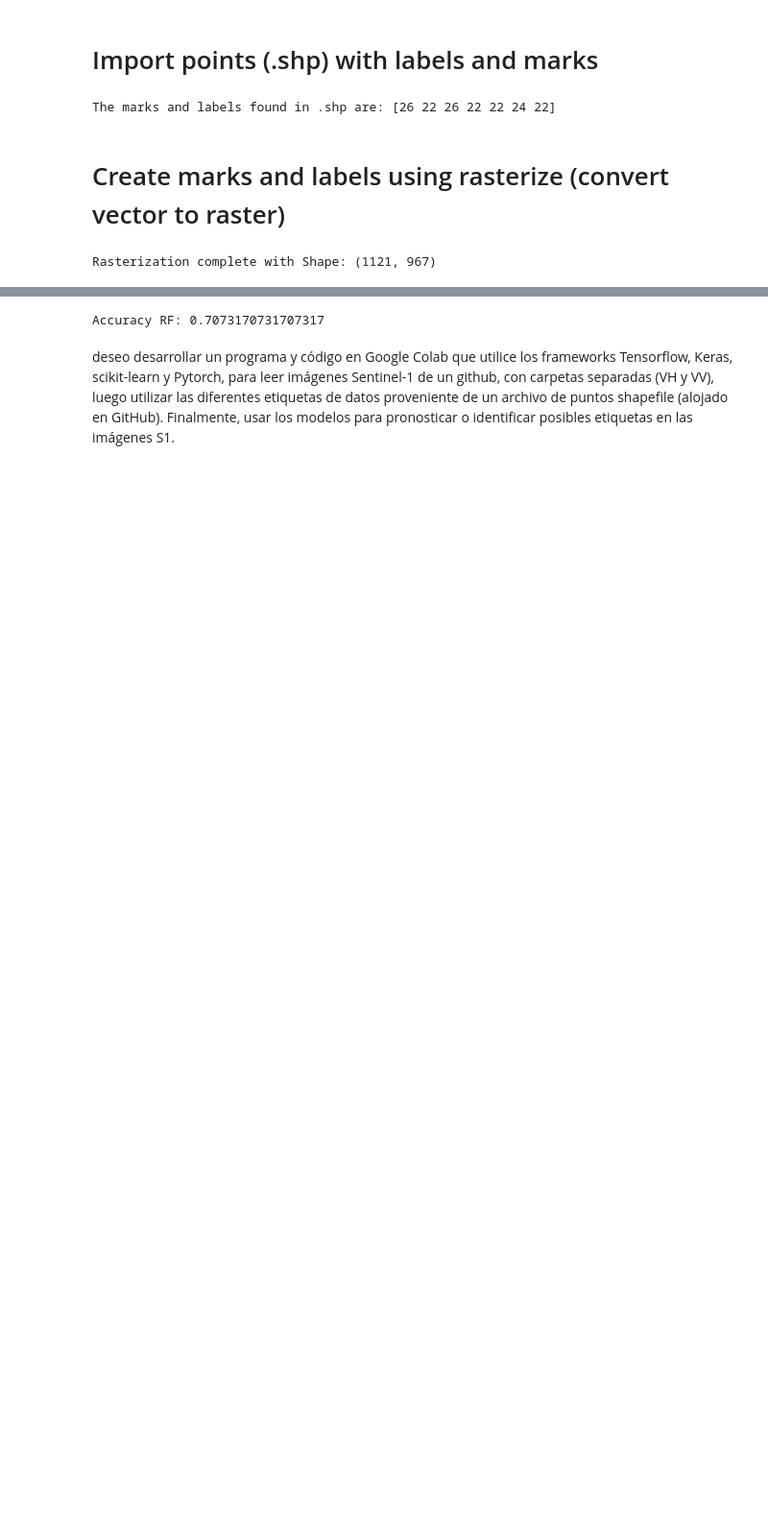
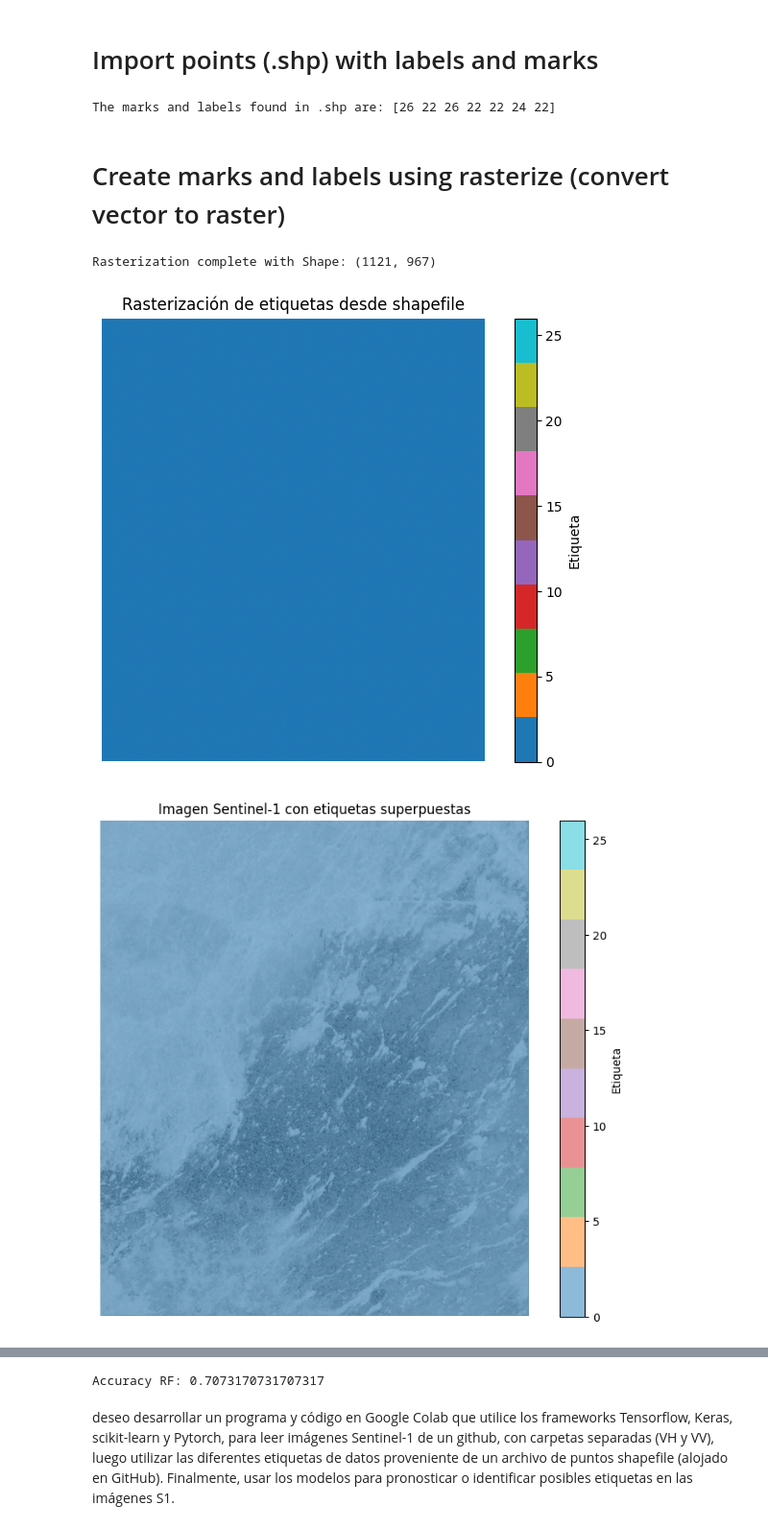
Before and after one commit to CarlosMendez1997Sei/WETSAT_v2, a Jupyter notebook: 2_Modelling_WETSAT_Google_Colab/Wetsat_Geoprocessing.ipynb, the cells around one changed output, grey strips where cells are left out. Shown at 96% size. Drawn from its saved outputs; the diff is of its cells as text; code cells hidden in the pictures; blank space fills up the shorter version.

```diff
--- a/2_Modelling_WETSAT_Google_Colab/Wetsat_Geoprocessing.ipynb
+++ b/2_Modelling_WETSAT_Google_Colab/Wetsat_Geoprocessing.ipynb
@@ -107,24 +118,56 @@ The marks and labels found in .shp are: [26 22 26 22 22 24 22]
 # %%
 # Verification of System Reference Coordinates (.SRC) between VH-VV
 with rasterio.open(os.path.join(vh_path, os.listdir(vh_path)[0])) as src:
     transform = src.transform
     raster_crs = src.crs
 
 # Verify the .SRC with of rasters with the .shp named "gdf"
 gdf = gdf.to_crs(raster_crs)
 
 # Create a list between geometry and labels
 shapes = [(geom, label) for geom, label in zip(gdf.geometry, gdf["gridcode"])]
 
 # Rasterize the labels
 raster_labels = rasterize(
     shapes,
     out_shape=(X.shape[1], X.shape[2]),  # height and width
     transform=transform,
     fill=0,
     dtype="int32"
 )
 
 print("Rasterization complete with Shape:", raster_labels.shape)
+
+import matplotlib.pyplot as plt
+
+plt.figure(figsize=(8, 6))
+plt.imshow(raster_labels, cmap='tab10')  # Puedes cambiar el colormap según tus etiquetas
+plt.title("Rasterización de etiquetas desde shapefile")
+plt.colorbar(label="Etiqueta")
+plt.axis('off')
+plt.show()
+
+
+import matplotlib.pyplot as plt
+
+# Seleccionar una imagen Sentinel-1 (por ejemplo, la primera VH)
+base_image = vh_images[0]
+
+plt.figure(figsize=(10, 8))
+
+# Mostrar imagen base en escala de grises
+plt.imshow(base_image, cmap='gray')
+plt.title("Imagen Sentinel-1 con etiquetas superpuestas")
+
+# Superponer el raster de etiquetas con transparencia
+plt.imshow(raster_labels, cmap='tab10', alpha=0.5)  # alpha controla la transparencia
+
+# Añadir barra de color para etiquetas
+plt.colorbar(label="Etiqueta")
+
+plt.axis('off')
+plt.show()
 # %% [output]
 Rasterization complete with Shape: (1121, 967)
+[figure, added]
+[figure, added]
```
Also changed, not shown: parts of 5 cells of this notebook.
